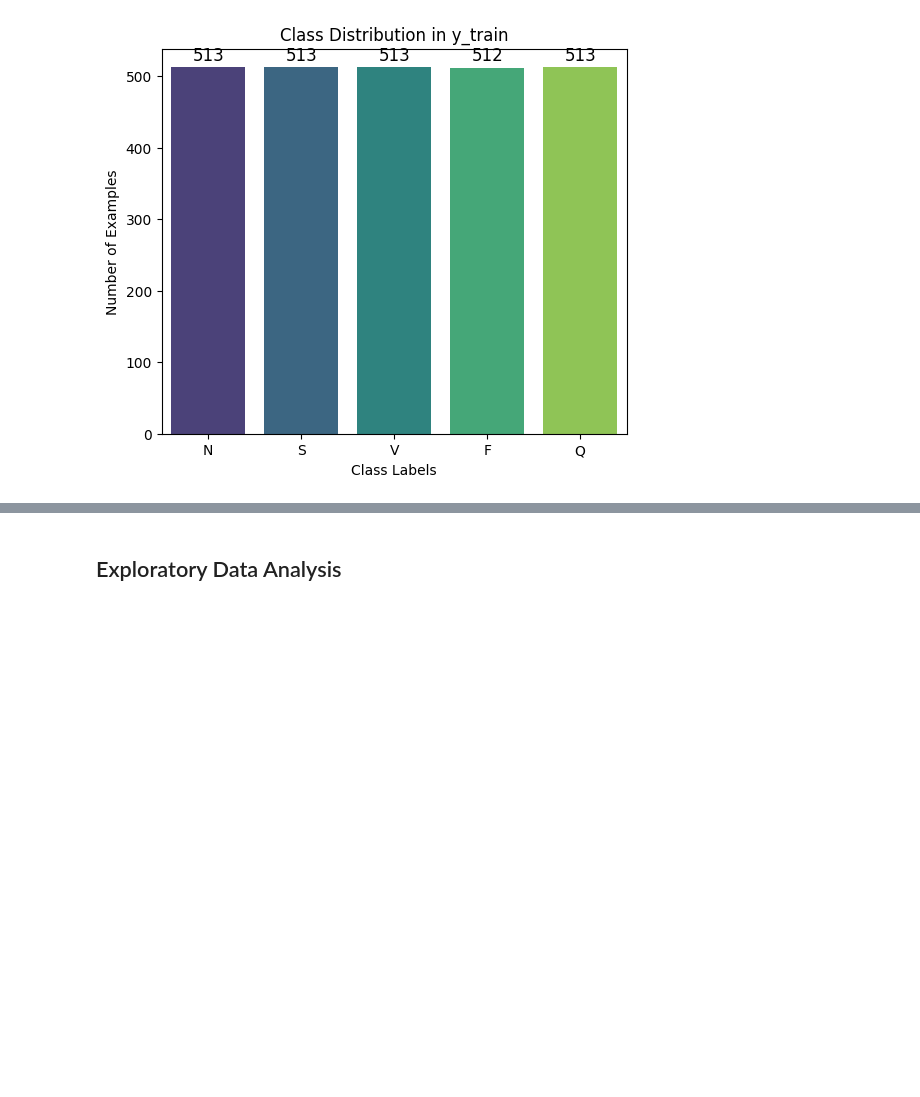
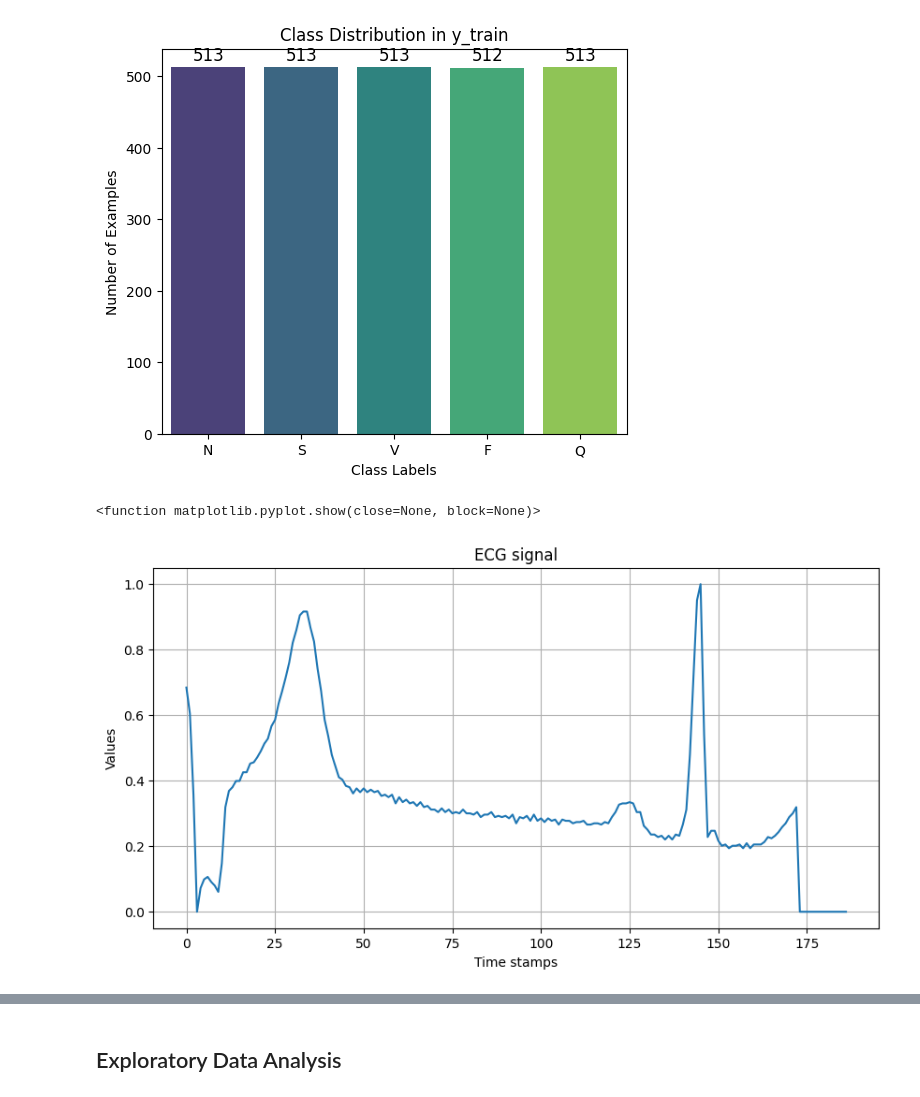
Before and after one commit to harshalchalke31/algorithms, a Jupyter notebook: Time_Series/GAF/ecg_classification.ipynb, the cells around one changed output, grey strips where cells are left out. Cells and saved outputs as stored; diff of their text form; code cells hidden in the pictures; blank space fills up the shorter version.

```diff
--- a/Time_Series/GAF/ecg_classification.ipynb
+++ b/Time_Series/GAF/ecg_classification.ipynb
@@ -88,3 +88,16 @@ Passing `palette` without assigning `hue` is deprecated and will be removed in v
 
   sns.barplot(x=list(class_mapping.values()), y=counts, palette="viridis")
 [figure]
+# %%
+signal = X_train[0]
+
+plt.figure(figsize=(10,5))
+plt.plot(np.arange(len(signal)),signal)
+plt.title("ECG signal")
+plt.xlabel("Time stamps")
+plt.ylabel("Values")
+plt.grid(True)
+plt.show
+# %% [output]
+<function matplotlib.pyplot.show(close=None, block=None)>
+[figure, added]
```
Also changed, not shown: parts of 12 cells of this notebook, 6 other files.
